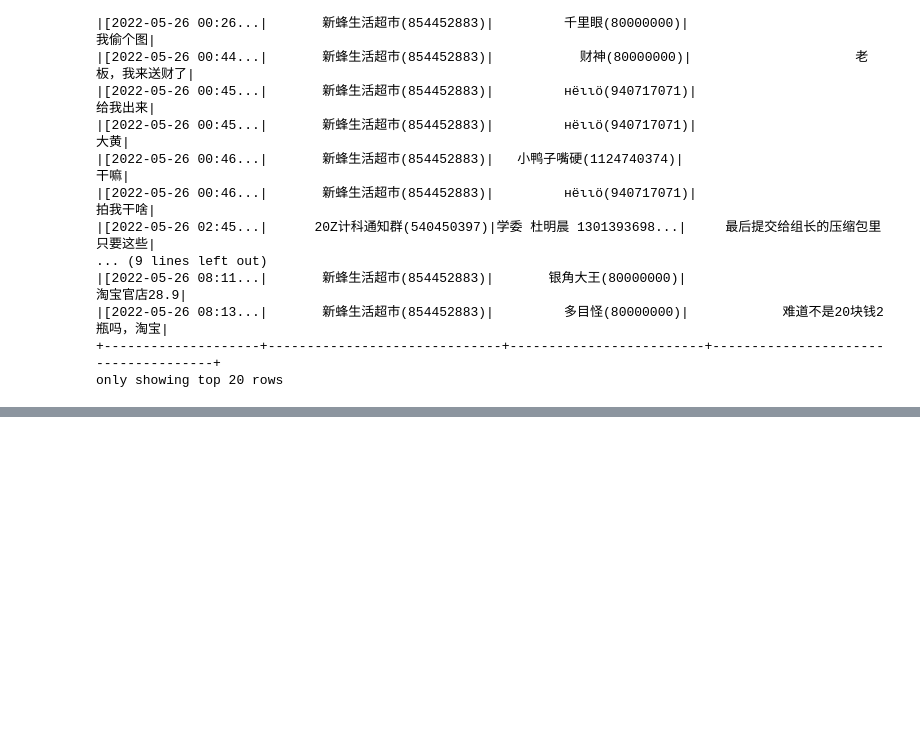
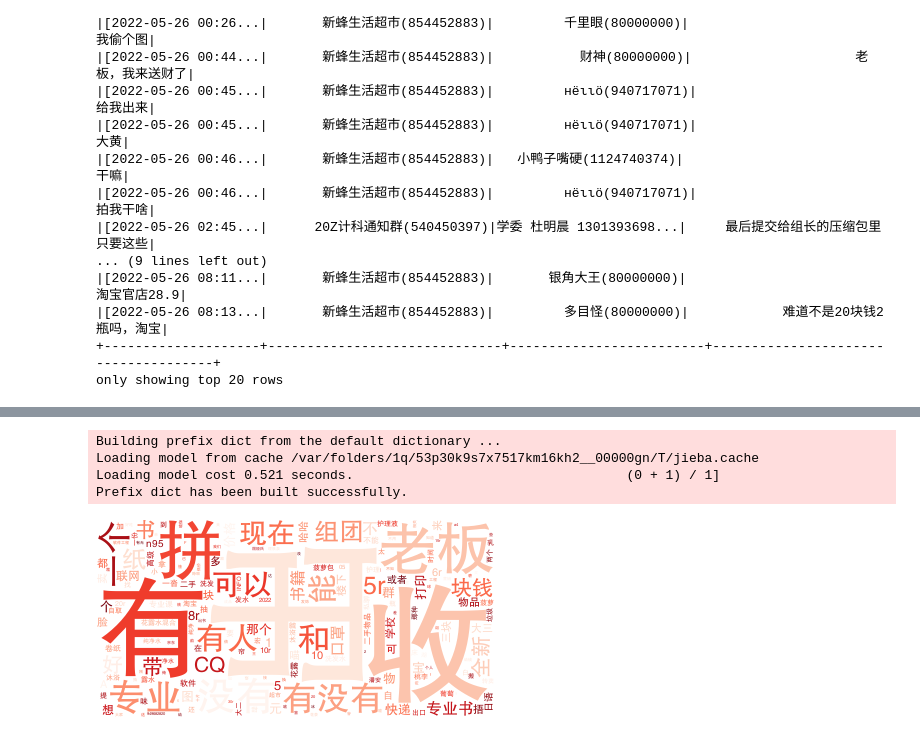
Before and after one commit to zhinushannan/public-opinion, a Jupyter notebook: public-opinion-jupyter.ipynb, the cells around one changed output, grey strips where cells are left out. Saved outputs shown, nothing was run; the diff lists cells and outputs as text; code cells hidden in the pictures; blank space fills up the shorter version.

```diff
--- a/public-opinion-jupyter.ipynb
+++ b/public-opinion-jupyter.ipynb
@@ -285,0 +276,23 @@ wc.to_image()
+# %%
+# 将全模式分词的结果合并成一个list
+message_list = message_df.groupby("id").agg(collect_list('cut_all').alias('cut_all_list')).rdd.collect()
+words = str(message_list[0]["cut_all_list"]).replace("[", "").replace("]", "").replace("'", "").split(", ")
+# 统计词频
+words_df = sc.parallelize(words).map(lambda x: (x, 1)).reduceByKey(add).toDF(schema=["word", "frequency"])
+word_frequency = words_df.rdd.map(lambda word: (word["word"], word["frequency"])).filter(filter_dict).collect()
+word_frequency_dict = {}
+for i in word_frequency:
+    word_frequency_dict[i[0]] = i[1]
+
+# 生成词云
+wc = WordCloud(font_path="./fonts/FangZhengHeiTiJianTi-1.ttf",
+               background_color='#FFFFFF', colormap="Reds", repeat=True)
+
+wc.fit_words(word_frequency_dict)
+wc.to_image()
+# %% [output]
+Building prefix dict from the default dictionary ...
+Loading model from cache /var/folders/1q/53p30k9s7x7517km16kh2__00000gn/T/jieba.cache
+Loading model cost 0.521 seconds.                                   (0 + 1) / 1]
+Prefix dict has been built successfully.
+[figure, added]
```
Also changed, not shown: parts of 5 cells of this notebook, 3 other files.
